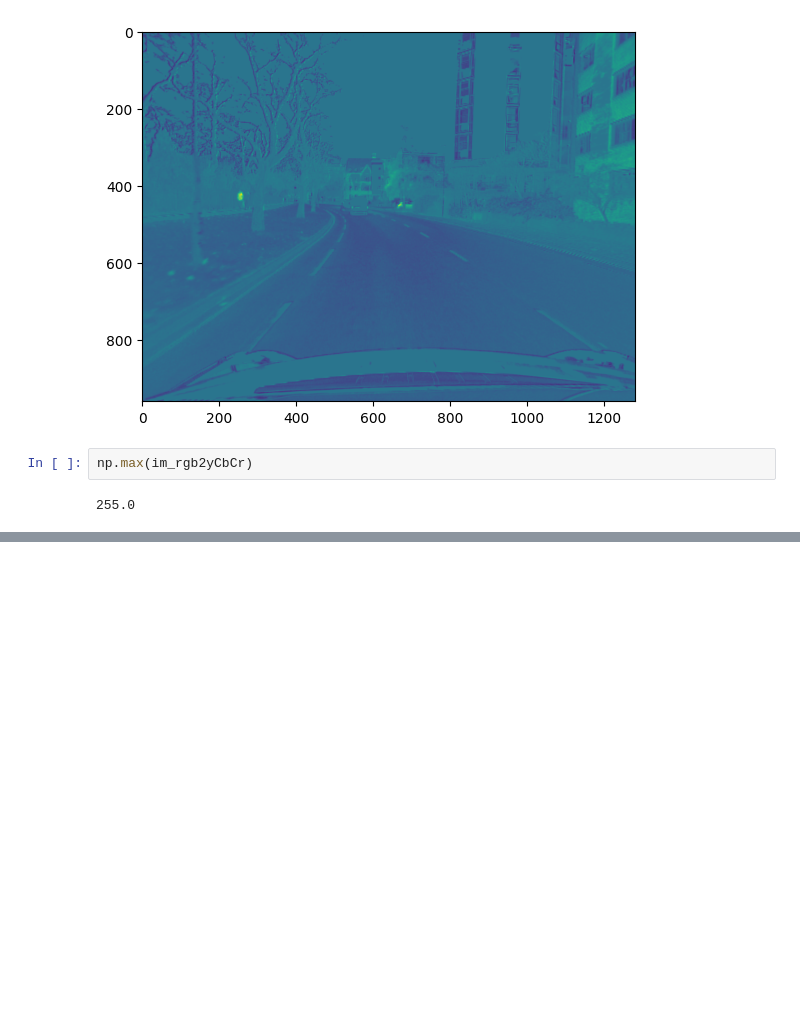
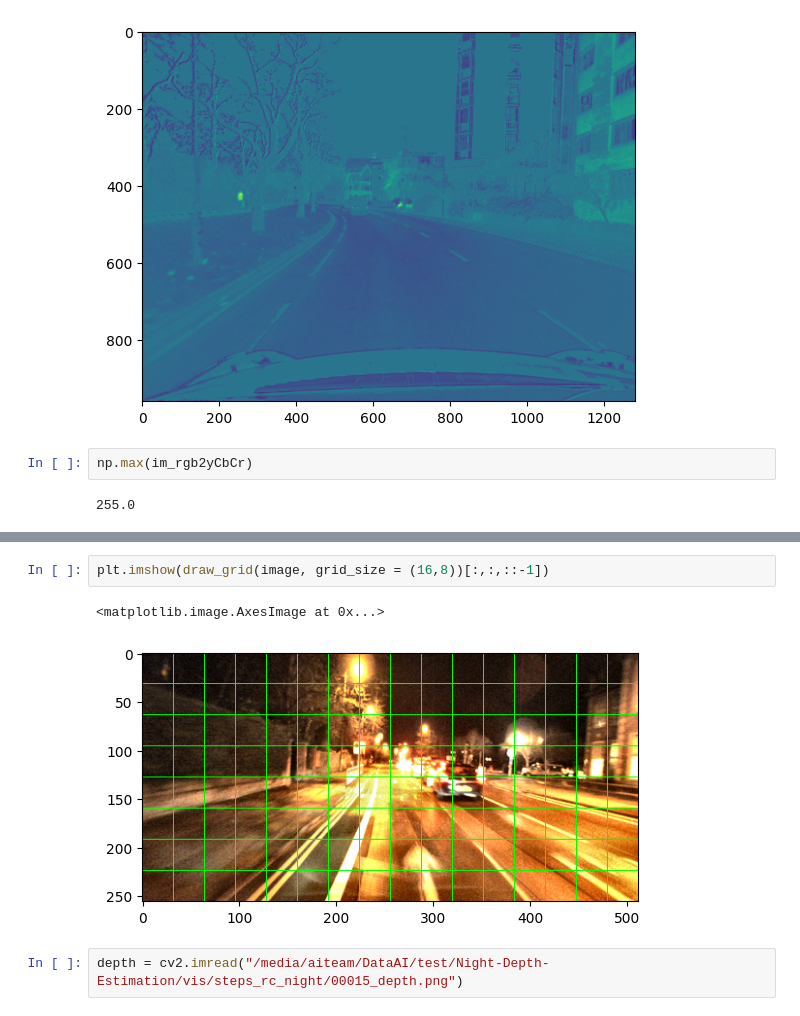
Before and after one commit to huynhbaobk/Night-Depth-Estimation, a Jupyter notebook: Test.ipynb, the cells around one changed output, grey strips where cells are left out. Cells and saved outputs as stored; diff of their text form; blank space fills up the shorter version.

```diff
--- a/Test.ipynb
+++ b/Test.ipynb
@@ -124,0 +146,7 @@ np.(depth)
+# %%
+plt.imshow(draw_grid(image, grid_size = (16,8))[:,:,::-1])
+# %% [output]
+<matplotlib.image.AxesImage at 0x...>
+[figure, added]
+# %%
+depth = cv2.imread("/media/aiteam/DataAI/test/Night-Depth-Estimation/vis/steps_rc_night/00015_depth.png")
```
Also changed, not shown: parts of 12 cells of this notebook, 7 other files.
